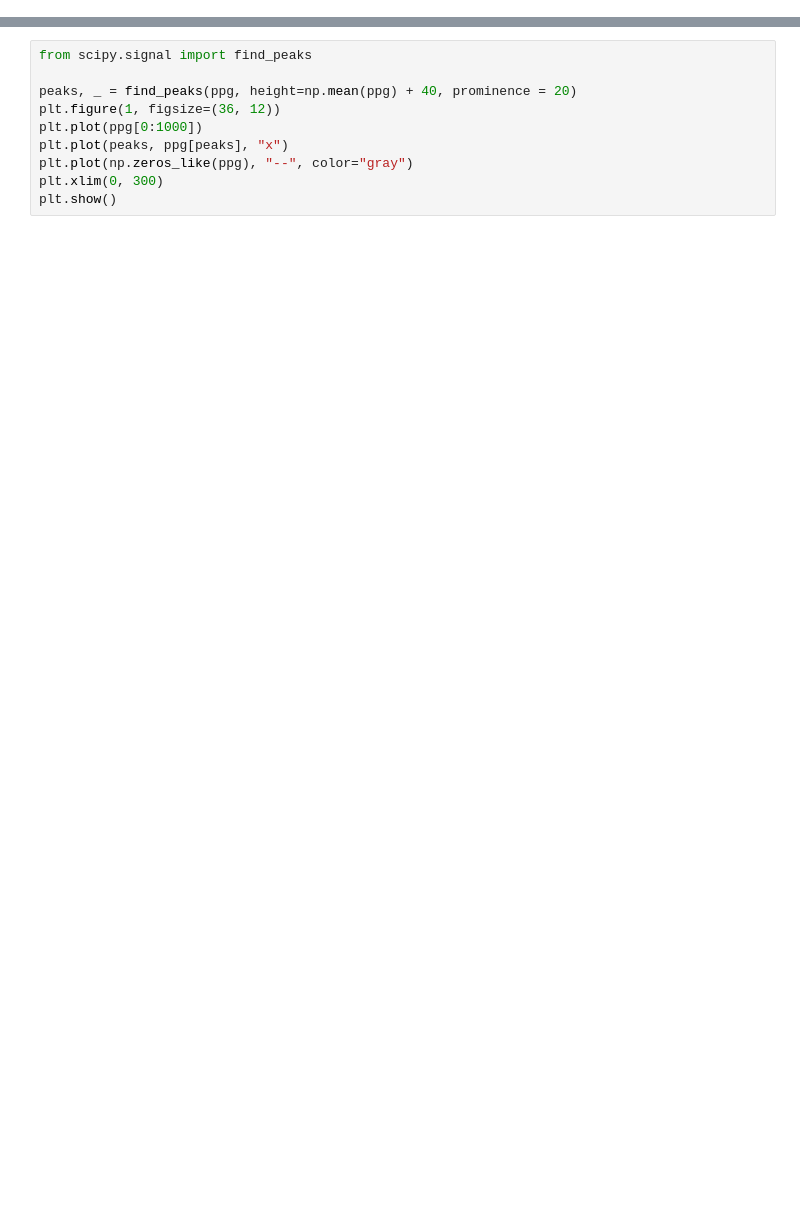
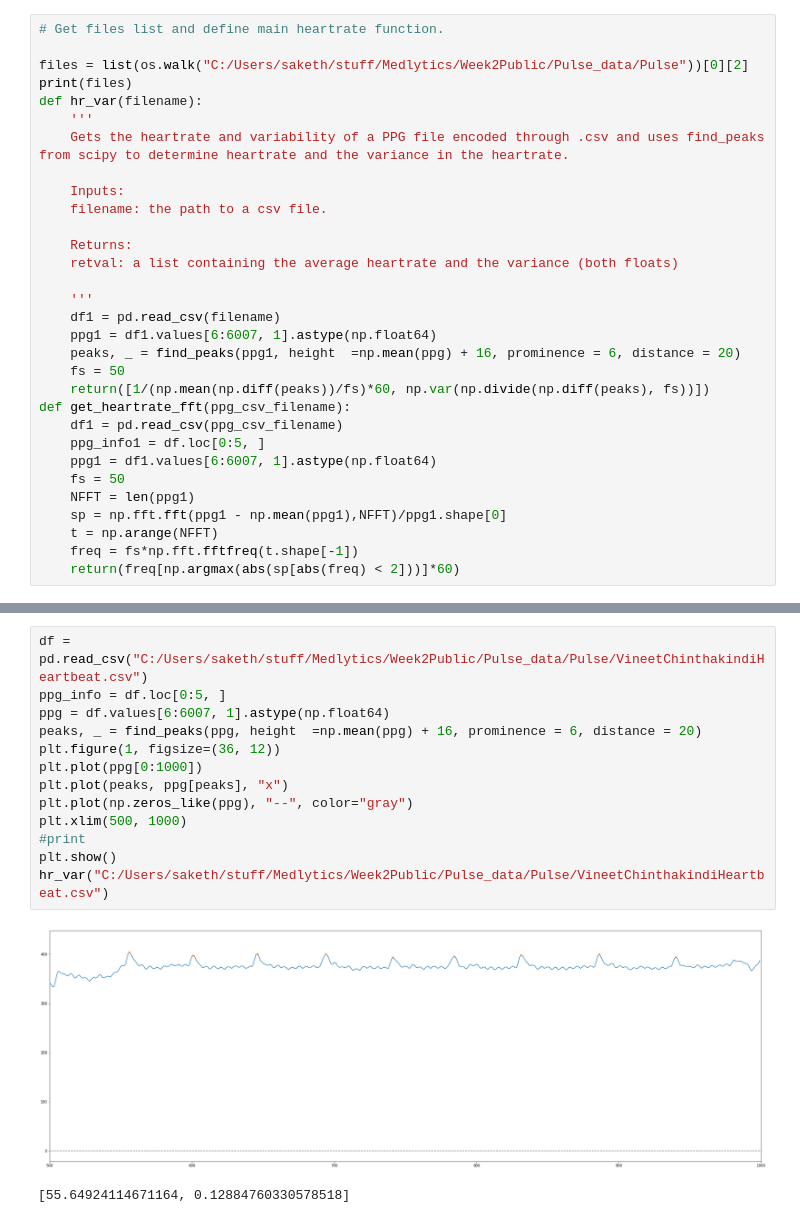
Before and after one commit to sMyn42/Week2Public, a Jupyter notebook: Heart_Rates_and_Reaction_Times.ipynb, the cells around one changed output, grey strips where cells are left out. Saved outputs shown, nothing was run; the diff lists cells and outputs as text; blank space fills up the shorter version.

```diff
--- a/Heart_Rates_and_Reaction_Times.ipynb
+++ b/Heart_Rates_and_Reaction_Times.ipynb
@@ -9,0 +12,31 @@ import matplotlib.pyplot as plt
+# %%
+# Get files list and define main heartrate function.
+
+files = list(os.walk("C:/Users/saketh/stuff/Medlytics/Week2Public/Pulse_data/Pulse"))[0][2]
+print(files)
+def hr_var(filename):
+    '''
+    Gets the heartrate and variability of a PPG file encoded through .csv and uses find_peaks from scipy to determine heartrate and the variance in the heartrate.
+
+    Inputs:
+    filename: the path to a csv file.
+
+    Returns:
+    retval: a list containing the average heartrate and the variance (both floats)
+
+    '''
+    df1 = pd.read_csv(filename)
+    ppg1 = df1.values[6:6007, 1].astype(np.float64)
+    peaks, _ = find_peaks(ppg1, height  =np.mean(ppg) + 16, prominence = 6, distance = 20)
+    fs = 50
+    return([1/(np.mean(np.diff(peaks))/fs)*60, np.var(np.divide(np.diff(peaks), fs))])
+def get_heartrate_fft(ppg_csv_filename):
+    df1 = pd.read_csv(ppg_csv_filename)
+    ppg_info1 = df.loc[0:5, ]
+    ppg1 = df1.values[6:6007, 1].astype(np.float64)
+    fs = 50
+    NFFT = len(ppg1)
+    sp = np.fft.fft(ppg1 - np.mean(ppg1),NFFT)/ppg1.shape[0]
+    t = np.arange(NFFT)
+    freq = fs*np.fft.fftfreq(t.shape[-1])
+    return(freq[np.argmax(abs(sp[abs(freq) < 2]))]*60)
@@ -43,13 +84,19 @@ heartrates
 # %%
-from scipy.signal import find_peaks
-
-peaks, _ = find_peaks(ppg, height=np.mean(ppg) + 40, prominence = 20)
+df = pd.read_csv("C:/Users/saketh/stuff/Medlytics/Week2Public/Pulse_data/Pulse/VineetChinthakindiHeartbeat.csv")
+ppg_info = df.loc[0:5, ]
+ppg = df.values[6:6007, 1].astype(np.float64)
+peaks, _ = find_peaks(ppg, height  =np.mean(ppg) + 16, prominence = 6, distance = 20)
 plt.figure(1, figsize=(36, 12))
 plt.plot(ppg[0:1000])
 plt.plot(peaks, ppg[peaks], "x")
 plt.plot(np.zeros_like(ppg), "--", color="gray")
-plt.xlim(0, 300)
+plt.xlim(500, 1000)
+#print
 plt.show()
+hr_var("C:/Users/saketh/stuff/Medlytics/Week2Public/Pulse_data/Pulse/VineetChinthakindiHeartbeat.csv")
+# %% [output]
+[figure, added]
+[55.64924114671164, 0.12884760330578518]
 # %%
 hr = len(peaks)/2
 hr
```
Also changed, not shown: parts of 21 cells of this notebook, 1 other file.
